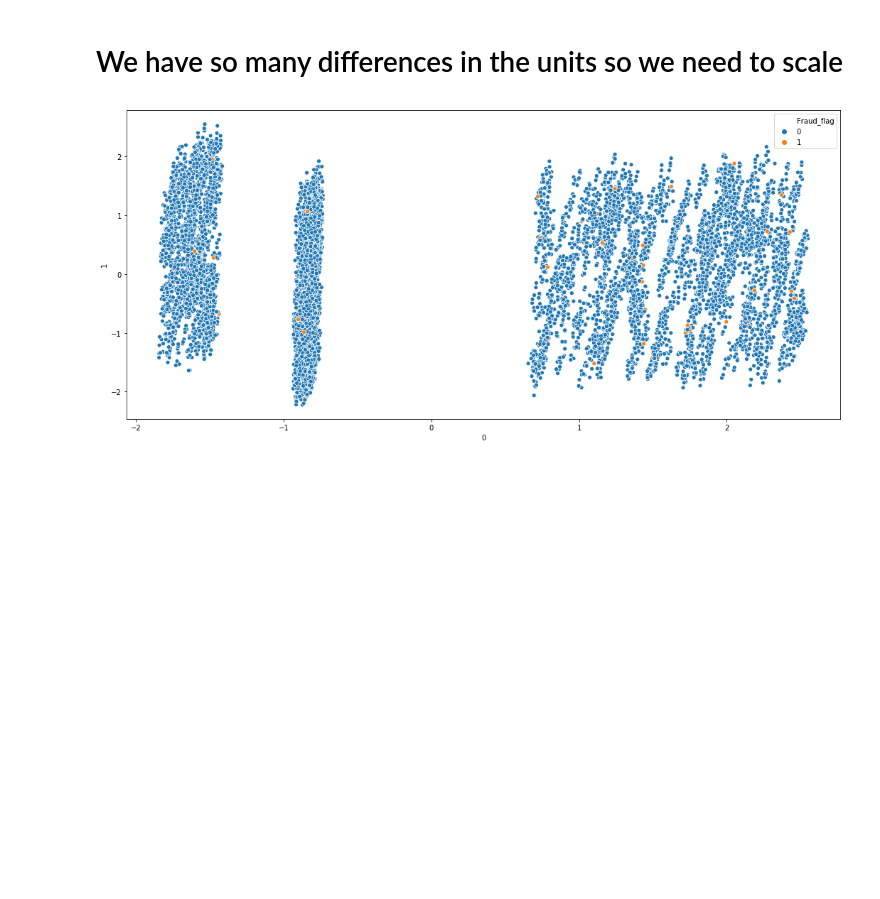
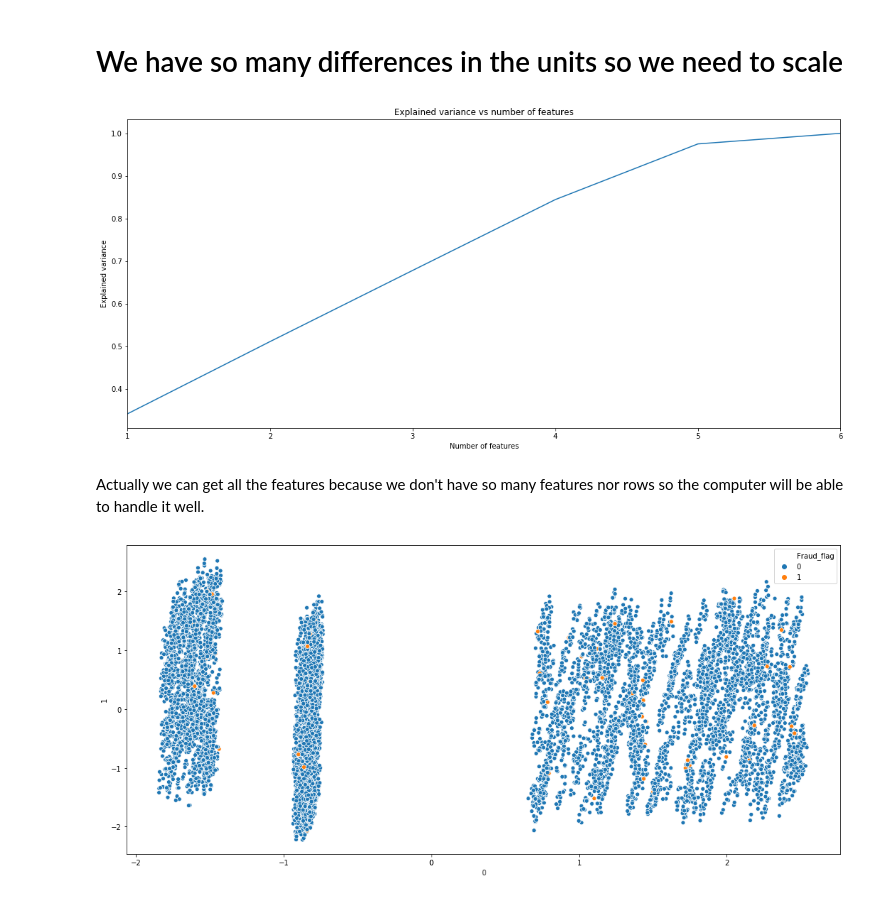
Before and after one commit to jbe1992/final-project, a Jupyter notebook: Credit Card Analysis and Fraud Detection.ipynb, the cells around one changed output. Drawn from its saved outputs; the diff is of its cells as text; code cells hidden in the pictures; blank space fills up the shorter version.

```diff
--- a/Credit Card Analysis and Fraud Detection.ipynb
+++ b/Credit Card Analysis and Fraud Detection.ipynb
@@ -136,6 +124,21 @@ plt.show()
 # %%
 from sklearn.preprocessing import scale
 X = scale(X)
+# %%
+PCA_var = PCA(n_components = 6)
+PCA_var.fit(X)
+ratio = PCA_var.explained_variance_ratio_
+ratio = pd.DataFrame(ratio)
+ratio.sort_index().cumsum().plot(legend = False)
+plt.xlabel('Number of features')
+plt.ylabel('Explained variance')
+plt.xticks(labels = ['1','2','3','4','5', '6'], ticks = [0,1,2,3,4,5])
+plt.title('Explained variance vs number of features')
+plt.show()
+# %% [output]
+[figure, added]
+# %% [markdown]
+Actually we can get all the features because we don't have so many features nor rows so the computer will be able to handle it well.
 # %%
 PCA_plot(X,y)
 # %% [output]
```
Also changed, not shown: parts of 17 cells of this notebook.
